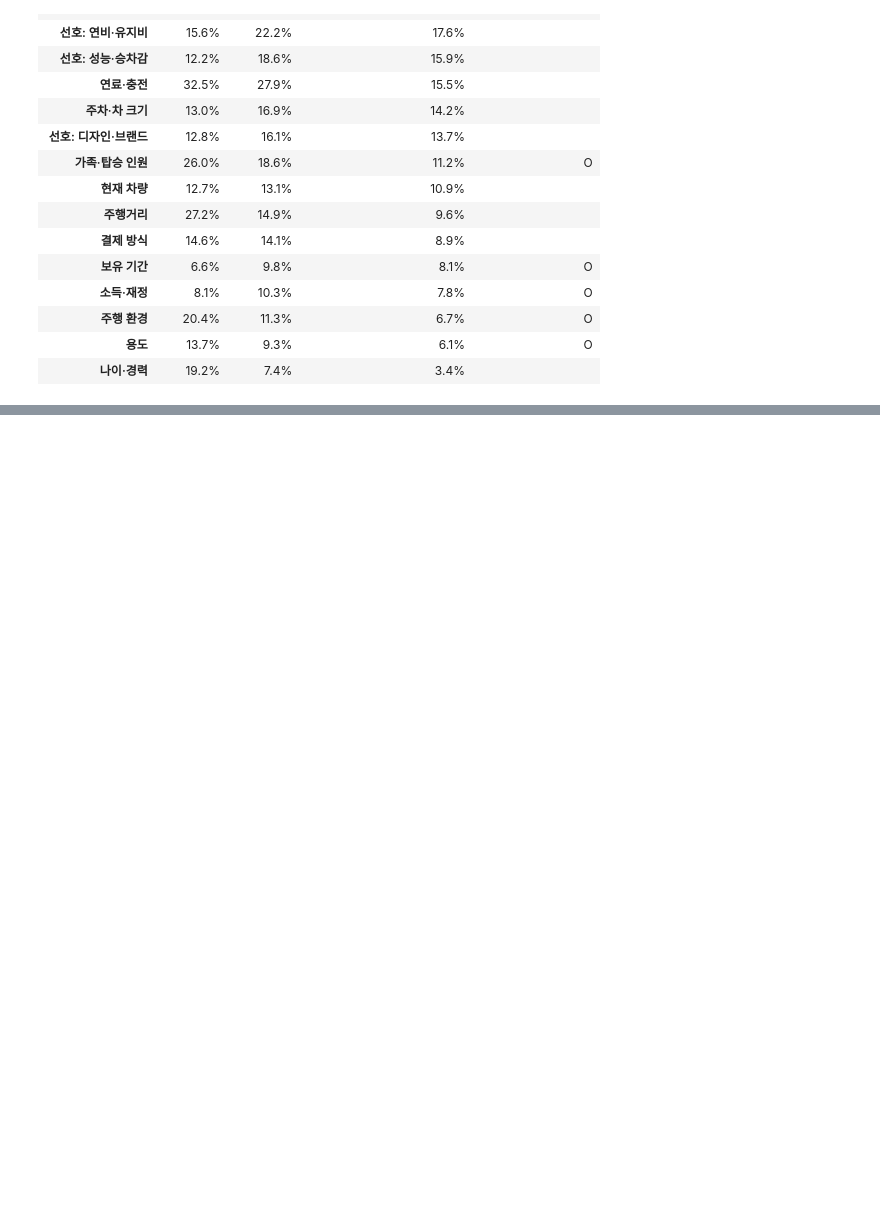
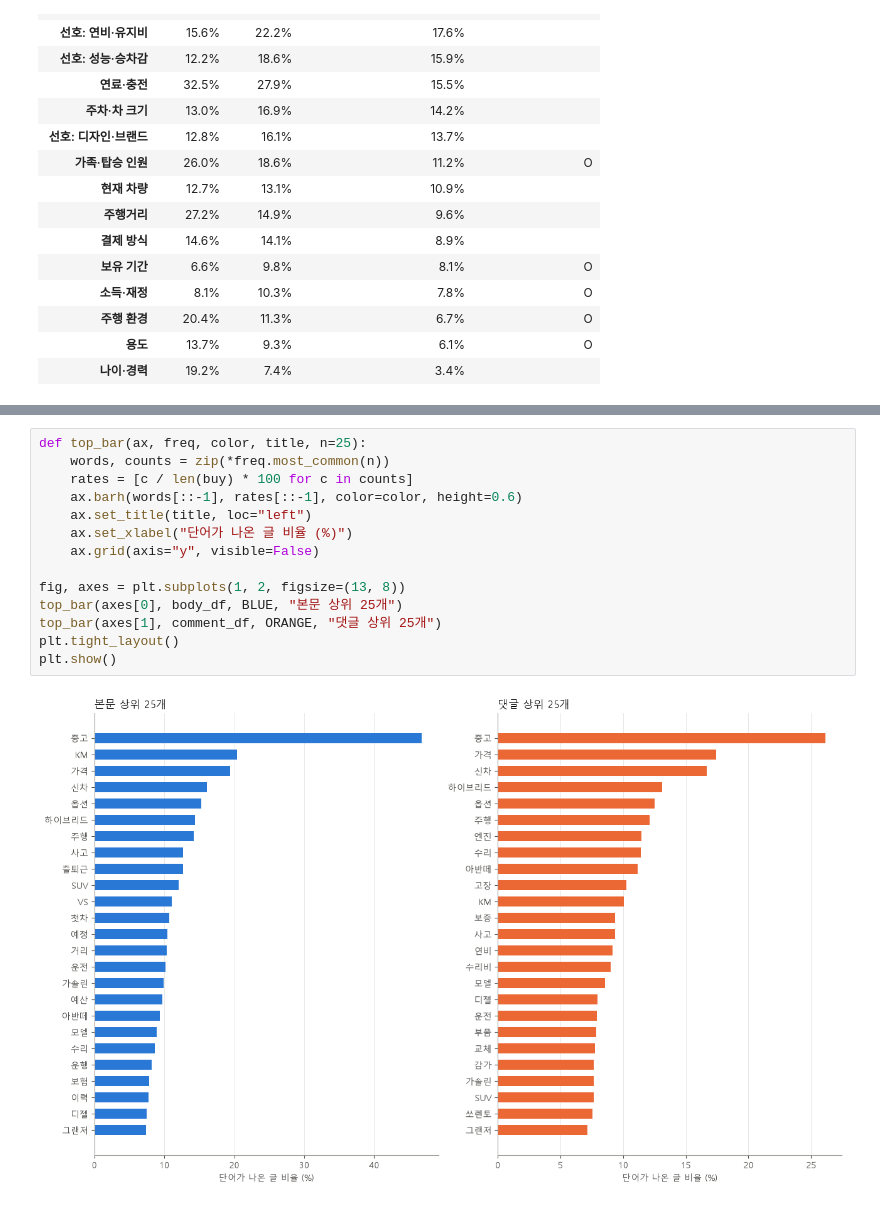
Before and after one commit to Jacod97/car-recommend-agent, a Jupyter notebook: review_analysis.ipynb, the cells around one changed output, grey strips where cells are left out. Cells and saved outputs as stored; diff of their text form; blank space fills up the shorter version.

```diff
--- a/review_analysis.ipynb
+++ b/review_analysis.ipynb
@@ -373,0 +445,16 @@ view.style.format("{:.1%}", subset=["본문 언급률", "댓글 언급률", "본
+# %%
+def top_bar(ax, freq, color, title, n=25):
+    words, counts = zip(*freq.most_common(n))
+    rates = [c / len(buy) * 100 for c in counts]
+    ax.barh(words[::-1], rates[::-1], color=color, height=0.6)
+    ax.set_title(title, loc="left")
+    ax.set_xlabel("단어가 나온 글 비율 (%)")
+    ax.grid(axis="y", visible=False)
+
+fig, axes = plt.subplots(1, 2, figsize=(13, 8))
+top_bar(axes[0], body_df, BLUE, "본문 상위 25개")
+top_bar(axes[1], comment_df, ORANGE, "댓글 상위 25개")
+plt.tight_layout()
+plt.show()
+# %% [output]
+[figure, added]
```
Also changed, not shown: parts of 8 cells of this notebook, 2 other files.
